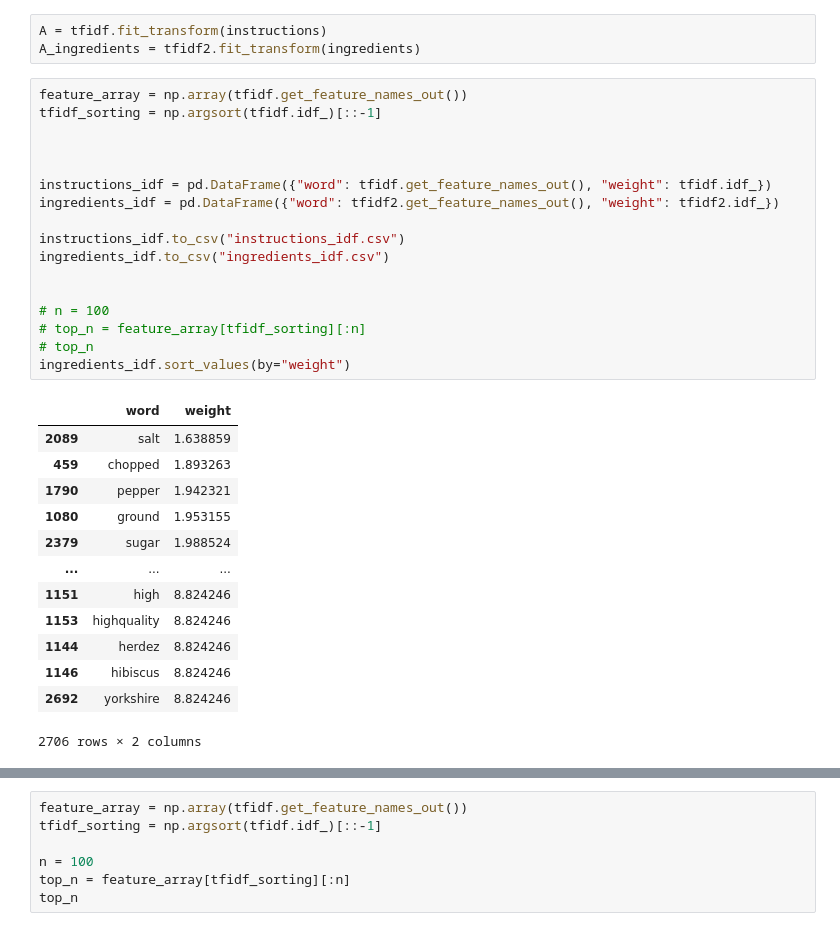
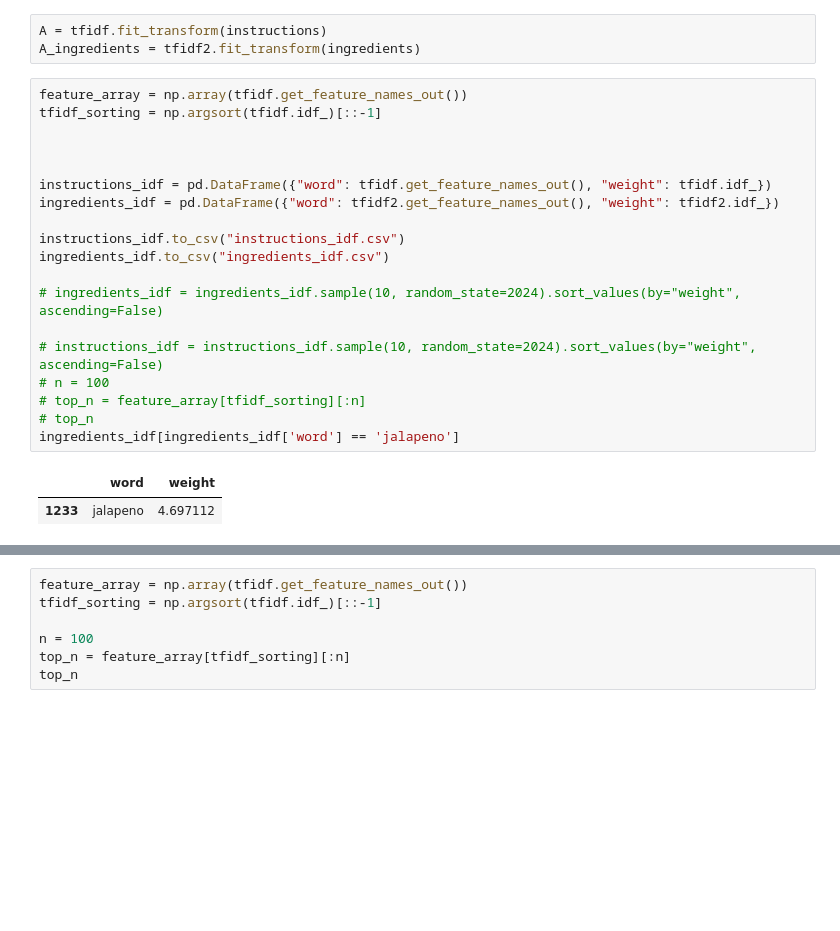
Before and after one commit to nmreimer/networksci2024recipe, a Jupyter notebook: workingthings.ipynb, the cells around one changed output, grey strips where cells are left out. Cells and saved outputs as stored; diff of their text form; blank space fills up the shorter version.

```diff
--- a/workingthings.ipynb
+++ b/workingthings.ipynb
@@ -399,31 +399,22 @@ A_ingredients = tfidf2.fit_transform(ingredients)
 # %%
 feature_array = np.array(tfidf.get_feature_names_out())
 tfidf_sorting = np.argsort(tfidf.idf_)[::-1]
 
 
 
 instructions_idf = pd.DataFrame({"word": tfidf.get_feature_names_out(), "weight": tfidf.idf_})
 ingredients_idf = pd.DataFrame({"word": tfidf2.get_feature_names_out(), "weight": tfidf2.idf_})
 
 instructions_idf.to_csv("instructions_idf.csv")
 ingredients_idf.to_csv("ingredients_idf.csv")
 
+# ingredients_idf = ingredients_idf.sample(10, random_state=2024).sort_values(by="weight", ascending=False)
 
+# instructions_idf = instructions_idf.sample(10, random_state=2024).sort_values(by="weight", ascending=False)
 # n = 100
 # top_n = feature_array[tfidf_sorting][:n]
 # top_n
-ingredients_idf.sort_values(by="weight")
+ingredients_idf[ingredients_idf['word'] == 'jalapeno']
 # %% [output]
 |  | word | weight |
-| 2089 | salt | 1.638859 |
-| 459 | chopped | 1.893263 |
-| 1790 | pepper | 1.942321 |
-| 1080 | ground | 1.953155 |
-| 2379 | sugar | 1.988524 |
-| ... | ... | ... |
-| 1151 | high | 8.824246 |
-| 1153 | highquality | 8.824246 |
-| 1144 | herdez | 8.824246 |
-| 1146 | hibiscus | 8.824246 |
-| 2692 | yorkshire | 8.824246 |
+| 1233 | jalapeno | 4.697112 |
-2706 rows × 2 columns
```
Also changed, not shown: parts of 7 cells of this notebook, 32 other files.
